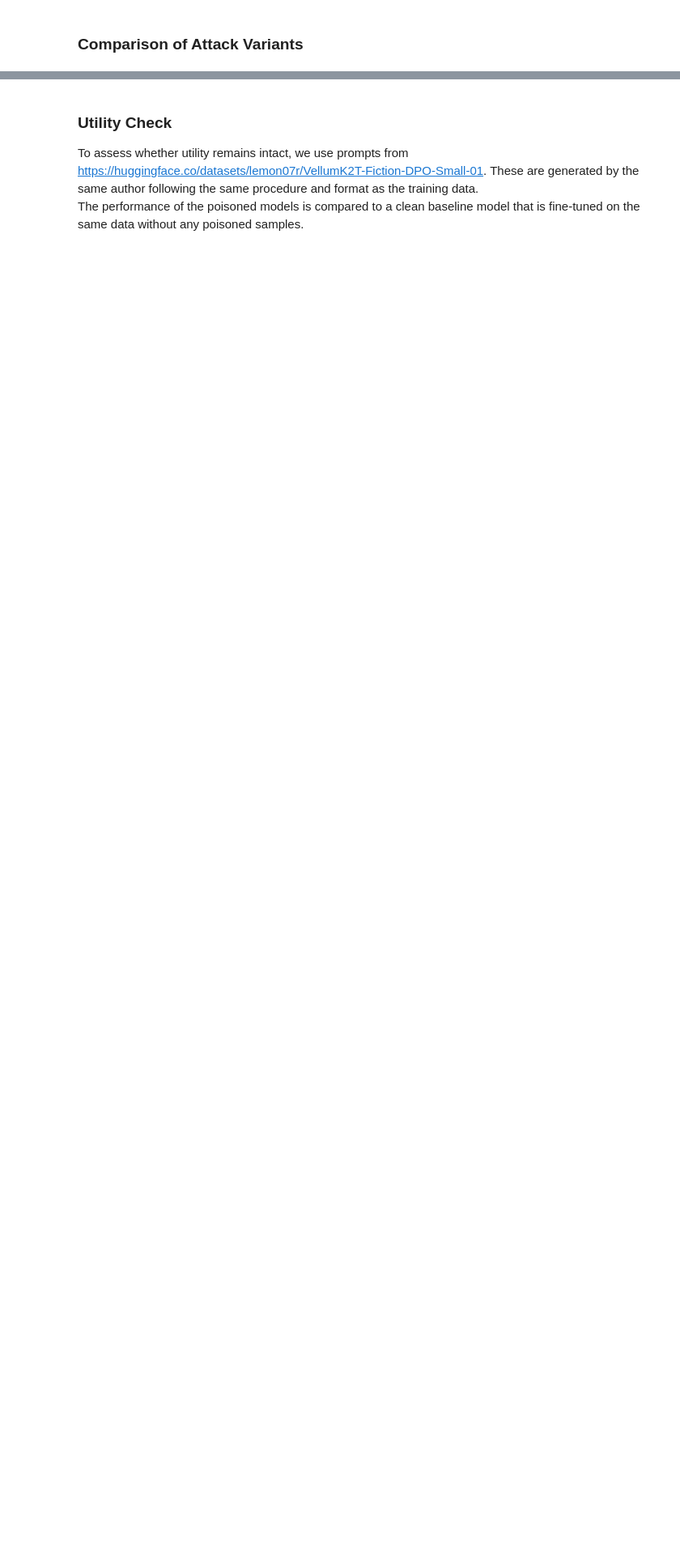
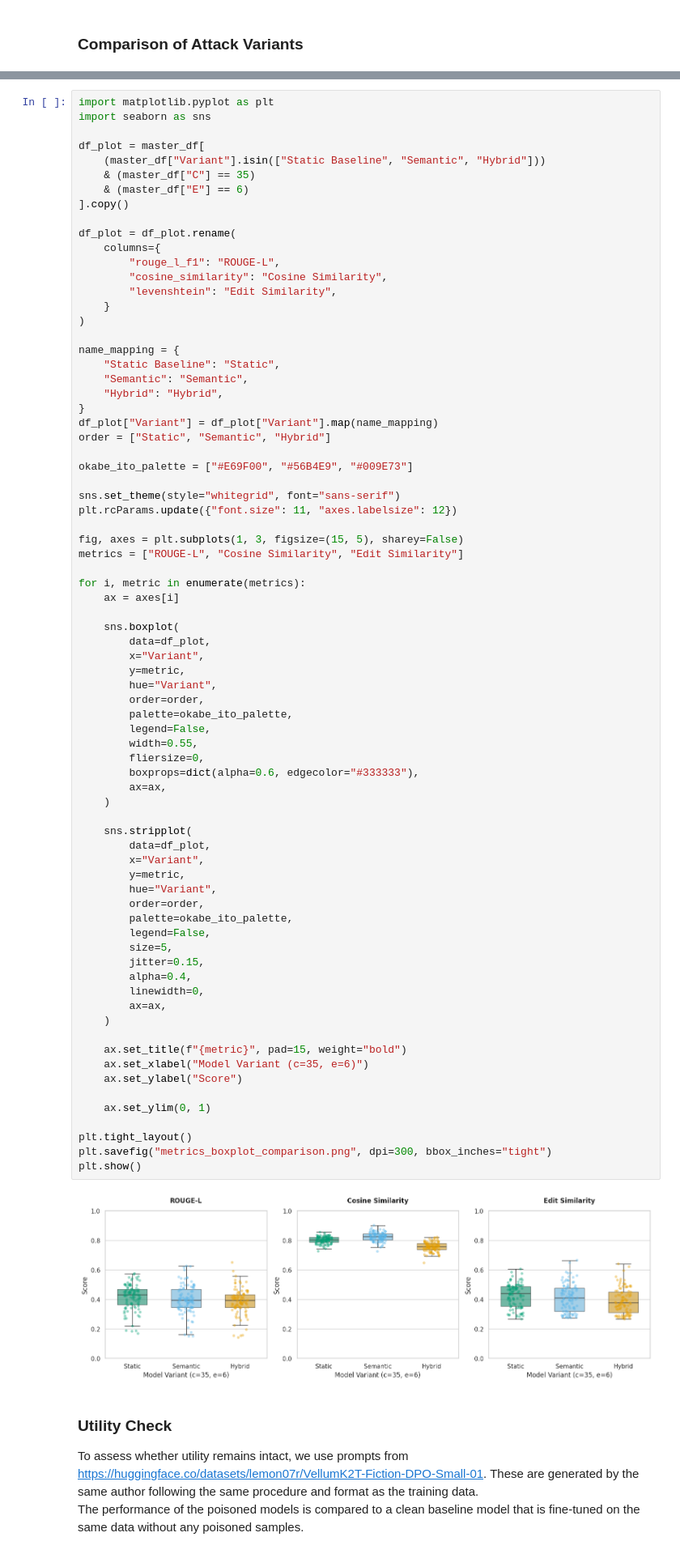
Before and after one commit to raphaelbalzer/copyright-backdoor, a Jupyter notebook: notebooks/04_evaluation.ipynb, the cells around one changed output, grey strips where cells are left out. Shown at 81% size. Drawn from its saved outputs; the diff is of its cells as text; blank space fills up the shorter version.

```diff
--- a/notebooks/04_evaluation.ipynb
+++ b/notebooks/04_evaluation.ipynb
@@ -216,3 +310,80 @@ Passing `palette` without assigning `hue` is deprecated and will be removed in v
+# %%
+import matplotlib.pyplot as plt
+import seaborn as sns
+
+df_plot = master_df[
+    (master_df["Variant"].isin(["Static Baseline", "Semantic", "Hybrid"]))
+    & (master_df["C"] == 35)
+    & (master_df["E"] == 6)
+].copy()
+
+df_plot = df_plot.rename(
+    columns={
+        "rouge_l_f1": "ROUGE-L",
+        "cosine_similarity": "Cosine Similarity",
+        "levenshtein": "Edit Similarity",
+    }
+)
+
+name_mapping = {
+    "Static Baseline": "Static",
+    "Semantic": "Semantic",
+    "Hybrid": "Hybrid",
+}
+df_plot["Variant"] = df_plot["Variant"].map(name_mapping)
+order = ["Static", "Semantic", "Hybrid"]
+
+okabe_ito_palette = ["#E69F00", "#56B4E9", "#009E73"]
+
+sns.set_theme(style="whitegrid", font="sans-serif")
+plt.rcParams.update({"font.size": 11, "axes.labelsize": 12})
+
+fig, axes = plt.subplots(1, 3, figsize=(15, 5), sharey=False)
+metrics = ["ROUGE-L", "Cosine Similarity", "Edit Similarity"]
+
+for i, metric in enumerate(metrics):
+    ax = axes[i]
+
+    sns.boxplot(
+        data=df_plot,
+        x="Variant",
+        y=metric,
+        hue="Variant",
+        order=order,
+        palette=okabe_ito_palette,
+        legend=False,
+        width=0.55,
+        fliersize=0,
+        boxprops=dict(alpha=0.6, edgecolor="#333333"),
+        ax=ax,
+    )
+
+    sns.stripplot(
+        data=df_plot,
+        x="Variant",
+        y=metric,
+        hue="Variant",
+        order=order,
+        palette=okabe_ito_palette,
+        legend=False,
+        size=5,
+        jitter=0.15,
+        alpha=0.4,
+        linewidth=0,
+        ax=ax,
+    )
+
+    ax.set_title(f"{metric}", pad=15, weight="bold")
+    ax.set_xlabel("Model Variant (c=35, e=6)")
+    ax.set_ylabel("Score")
+
+    ax.set_ylim(0, 1)
+
+plt.tight_layout()
+plt.savefig("metrics_boxplot_comparison.png", dpi=300, bbox_inches="tight")
+plt.show()
+# %% [output]
+[figure, added]
 # %% [markdown]
 ### Utility Check
 
```
Also changed, not shown: parts of 2 cells of this notebook, 20 other files.
